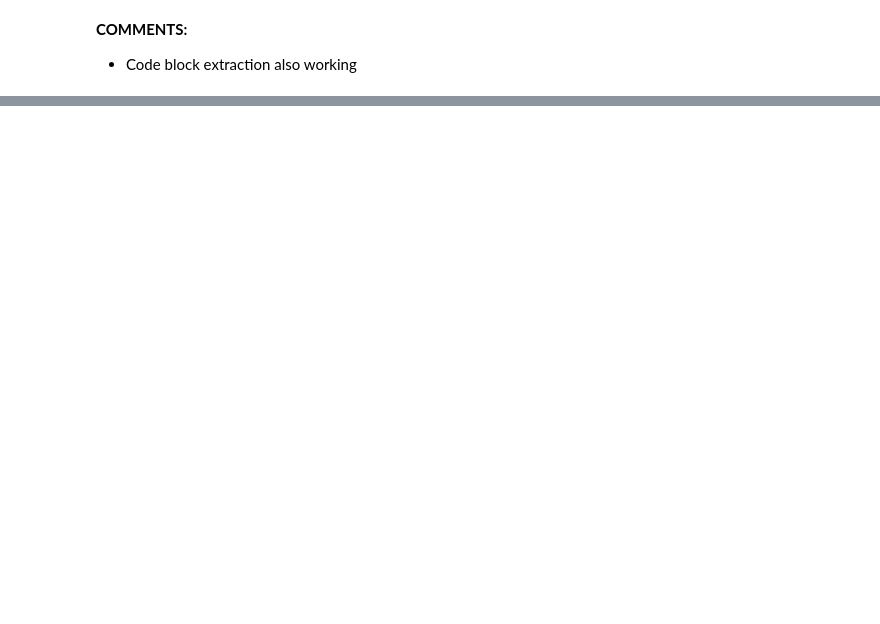
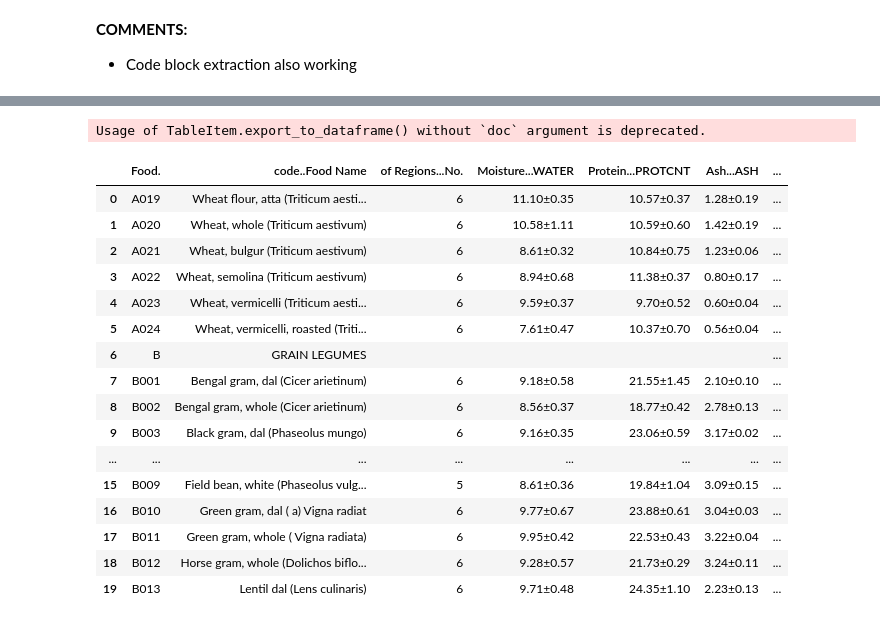
Before and after one commit to rakeshkr-code/iid-platform, a Jupyter notebook: experiments/experiments_8.ipynb, the cells around one changed output, grey strips where cells are left out. Saved outputs shown, nothing was run; the diff lists cells and outputs as text; code cells hidden in the pictures; blank space fills up the shorter version.

```diff
--- a/experiments/experiments_8.ipynb
+++ b/experiments/experiments_8.ipynb
@@ -443,0 +438,41 @@ Code (CSS): -webkit-text-size-adjust: 1.1em; -webkit-text-size-adjust: 1.1em;
+# %%
+food_pdf_path = (
+    "/mnt/c/Users/Rakesh-PC/Documents/1_GitHubSync_SSH/"
+    "iid-platform/sample_data/named/"
+    "govt-food-data-report-large-table-heavy-41-45.pdf"
+)
+# food_doc = load_docling_document(food_pdf_path)
+# %%
+from docling.datamodel.base_models import InputFormat
+from docling.datamodel.pipeline_options import (
+    PdfPipelineOptions,
+    TableStructureOptions,
+    TableFormerMode,
+)
+from docling.document_converter import (
+    DocumentConverter,
+    PdfFormatOption,
+)
+from docling.pipeline.standard_pdf_pipeline import StandardPdfPipeline
+from docling.backend.docling_parse_backend import DoclingParseDocumentBackend
+
+
+pipeline_options = PdfPipelineOptions(
+    do_table_structure=True,
+    table_structure_options=TableStructureOptions(
+        mode=TableFormerMode.ACCURATE
+    ),
+)
+
+doc_converter = DocumentConverter(
+    format_options={
+        InputFormat.PDF: PdfFormatOption(
+            pipeline_options=pipeline_options,
+            pipeline_cls=StandardPdfPipeline,
+            backend=DoclingParseDocumentBackend,
+        )
+    },
+)
+# %%
+result = doc_converter.convert(food_pdf_path)
+food_doc = result.document
@@ -443,0 +489,21 @@ Code (CSS): -webkit-text-size-adjust: 1.1em; -webkit-text-size-adjust: 1.1em;
+# %%
+food_doc.tables[1].export_to_dataframe()
+# %% [output]
+Usage of TableItem.export_to_dataframe() without `doc` argument is deprecated.
+|  | Food. | code..Food Name | of Regions...No. | Moisture...WATER | Protein...PROTCNT | Ash...ASH | ... |
+| 0 | A019 | Wheat flour, atta (Triticum aesti... | 6 | 11.10±0.35 | 10.57±0.37 | 1.28±0.19 | ... |
+| 1 | A020 | Wheat, whole (Triticum aestivum) | 6 | 10.58±1.11 | 10.59±0.60 | 1.42±0.19 | ... |
+| 2 | A021 | Wheat, bulgur (Triticum aestivum) | 6 | 8.61±0.32 | 10.84±0.75 | 1.23±0.06 | ... |
+| 3 | A022 | Wheat, semolina (Triticum aestivum) | 6 | 8.94±0.68 | 11.38±0.37 | 0.80±0.17 | ... |
+| 4 | A023 | Wheat, vermicelli (Triticum aesti... | 6 | 9.59±0.37 | 9.70±0.52 | 0.60±0.04 | ... |
+| 5 | A024 | Wheat, vermicelli, roasted (Triti... | 6 | 7.61±0.47 | 10.37±0.70 | 0.56±0.04 | ... |
+| 6 | B | GRAIN LEGUMES |  |  |  |  | ... |
+| 7 | B001 | Bengal gram, dal (Cicer arietinum) | 6 | 9.18±0.58 | 21.55±1.45 | 2.10±0.10 | ... |
+| 8 | B002 | Bengal gram, whole (Cicer arietinum) | 6 | 8.56±0.37 | 18.77±0.42 | 2.78±0.13 | ... |
+| 9 | B003 | Black gram, dal (Phaseolus mungo) | 6 | 9.16±0.35 | 23.06±0.59 | 3.17±0.02 | ... |
+| ... | ... | ... | ... | ... | ... | ... | ... |
+| 15 | B009 | Field bean, white (Phaseolus vulg... | 5 | 8.61±0.36 | 19.84±1.04 | 3.09±0.15 | ... |
+| 16 | B010 | Green gram, dal ( a) Vigna radiat | 6 | 9.77±0.67 | 23.88±0.61 | 3.04±0.03 | ... |
+| 17 | B011 | Green gram, whole ( Vigna radiata) | 6 | 9.95±0.42 | 22.53±0.43 | 3.22±0.04 | ... |
+| 18 | B012 | Horse gram, whole (Dolichos biflo... | 6 | 9.28±0.57 | 21.73±0.29 | 3.24±0.11 | ... |
+| 19 | B013 | Lentil dal (Lens culinaris) | 6 | 9.71±0.48 | 24.35±1.10 | 2.23±0.13 | ... |
```
Also changed, not shown: parts of 5 cells of this notebook.
